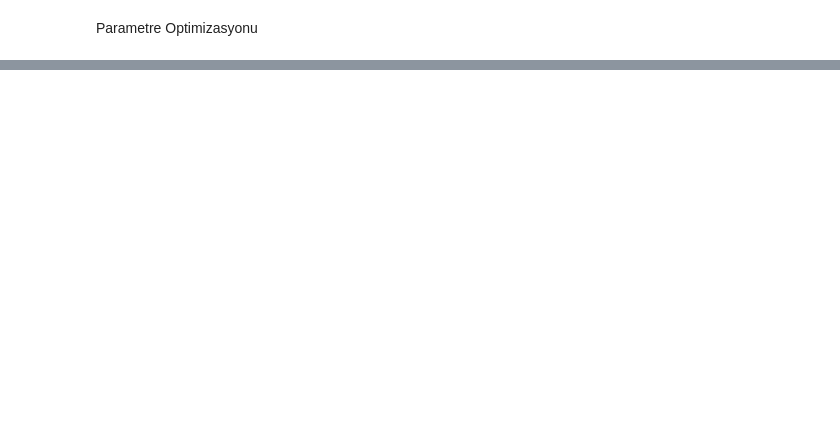
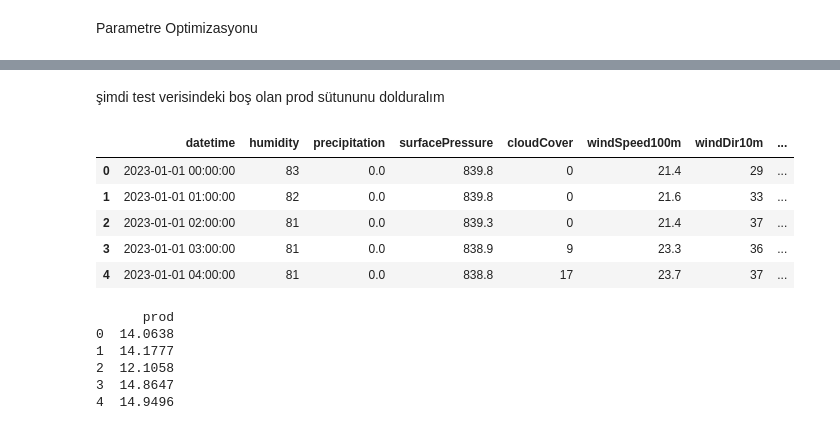
Before and after one commit to musa-fe/Machine_Learning_3, a Jupyter notebook: MachineLearning_3.ipynb, the cells around one changed output, grey strips where cells are left out. Cells and saved outputs as stored; diff of their text form; code cells hidden in the pictures; blank space fills up the shorter version.

```diff
--- a/MachineLearning_3.ipynb
+++ b/MachineLearning_3.ipynb
@@ -592,0 +653,26 @@ Parametre Optimizasyonu
+# %%
+warnings.filterwarnings('ignore')
+param_grid = {
+    "n_estimators": [100],
+    "max_depth": [None, 10],
+    "max_features": ["sqrt"],
+}
+
+rf_grid = GridSearchCV(
+    RandomForestRegressor(random_state=42),
+    param_grid,
+    cv=3,
+    scoring="neg_root_mean_squared_error",
+    n_jobs=-1,
+    verbose=1
+)
+rf_grid.fit(X_train, y_train)
+
+rf_best = rf_grid.best_estimator_
+y_pred_best = rf_best.predict(X_val)
+
+rmse = np.sqrt(mean_squared_error(y_val, y_pred_best))
+r2 = r2_score(y_val, y_pred_best)
+
+print(f"RMSE: {rmse:.3f}")
+print(f"R²  : {r2:.3f}")
@@ -592,0 +747,28 @@ Parametre Optimizasyonu
+# %% [markdown]
+şimdi test verisindeki boş olan prod sütununu dolduralım
+# %%
+columns_to_drop = ['datetime', 'appTemp', 'dewPoint', 'pressure', 'prod']
+test_features = test.drop(columns=columns_to_drop, errors='ignore')
+
+test['prod'] = rf_best.predict(test_features)
+
+test[['prod']].to_csv("prod_tahminleri.csv", index=False)
+
+test.head()
+# %% [output]
+|  | datetime | humidity | precipitation | surfacePressure | cloudCover | windSpeed100m | windDir10m | ... |
+| 0 | 2023-01-01 00:00:00 | 83 | 0.0 | 839.8 | 0 | 21.4 | 29 | ... |
+| 1 | 2023-01-01 01:00:00 | 82 | 0.0 | 839.8 | 0 | 21.6 | 33 | ... |
+| 2 | 2023-01-01 02:00:00 | 81 | 0.0 | 839.3 | 0 | 21.4 | 37 | ... |
+| 3 | 2023-01-01 03:00:00 | 81 | 0.0 | 838.9 | 9 | 23.3 | 36 | ... |
+| 4 | 2023-01-01 04:00:00 | 81 | 0.0 | 838.8 | 17 | 23.7 | 37 | ... |
+# %%
+df = pd.read_csv("prod_tahminleri.csv")
+print(df.head())
+# %% [output]
+      prod
+0  14.0638
+1  14.1777
+2  12.1058
+3  14.8647
+4  14.9496
```
Also changed, not shown: parts of 16 cells of this notebook.
